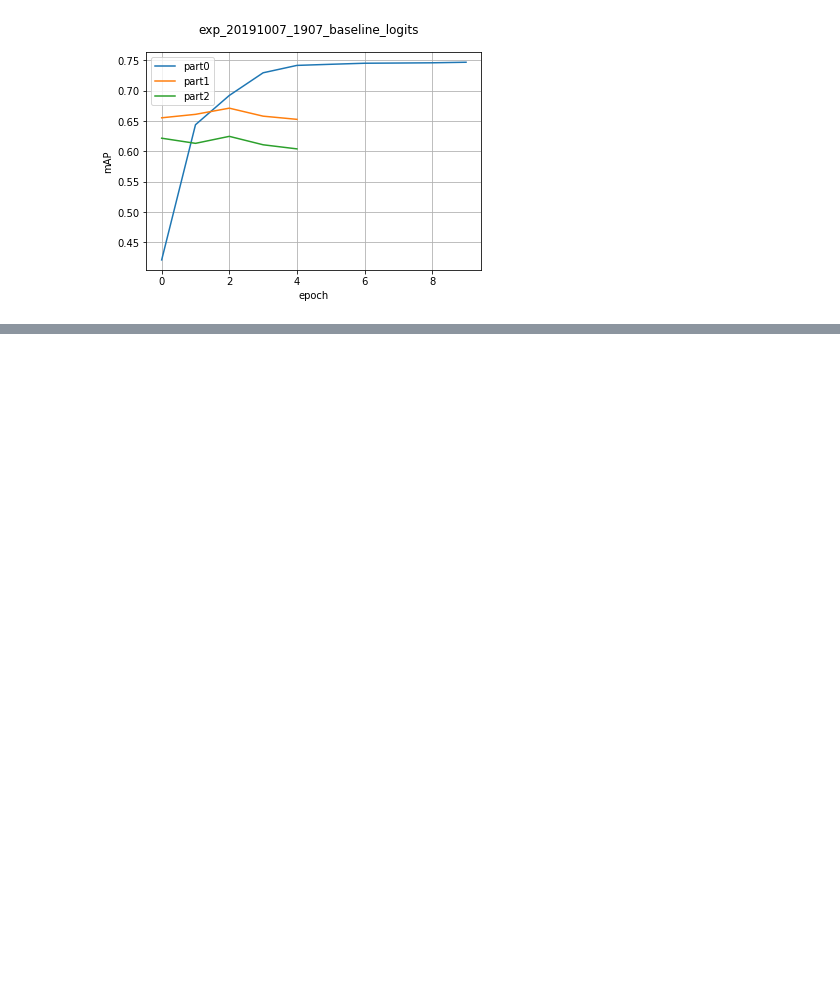
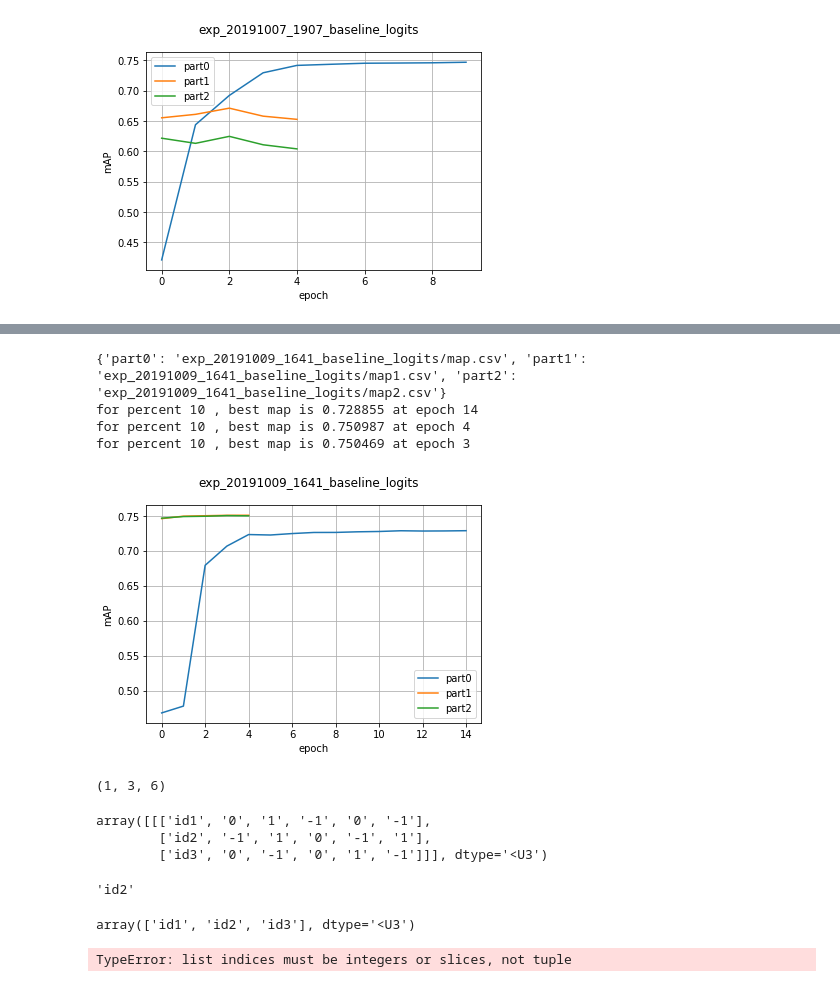
Before and after one commit to lcalem/partial-labels, a Jupyter notebook: experiments/notebooks/eval.ipynb, the cells around one changed output, grey strips where cells are left out. Saved outputs shown, nothing was run; the diff lists cells and outputs as text; code cells hidden in the pictures; blank space fills up the shorter version.

```diff
--- a/experiments/notebooks/eval.ipynb
+++ b/experiments/notebooks/eval.ipynb
@@ -590,0 +600,9 @@ for percent 10 , best map is 0.62467 at epoch 2
+# %%
+# fixed budget sans prior (+2.21)
+plot_exps('exp_20191009_1641_baseline_logits')
+# %% [output]
+{'part0': 'exp_20191009_1641_baseline_logits/map.csv', 'part1': 'exp_20191009_1641_baseline_logits/map1.csv', 'part2': 'exp_20191009_1641_baseline_logits/map2.csv'}
+for percent 10 , best map is 0.728855 at epoch 14
+for percent 10 , best map is 0.750987 at epoch 4
+for percent 10 , best map is 0.750469 at epoch 3
+[figure, added]
@@ -590,0 +615,21 @@ for percent 10 , best map is 0.62467 at epoch 2
+# %%
+print(x_batch.shape)
+x_batch
+# %% [output]
+(1, 3, 6)
+array([[['id1', '0', '1', '-1', '0', '-1'],
+        ['id2', '-1', '1', '0', '-1', '1'],
+        ['id3', '0', '-1', '0', '1', '-1']]], dtype='<U3')
+# %%
+x_batch[0][1][0]
+# %% [output]
+'id2'
+# %%
+x_batch[0,:,0]
+# %% [output]
+array(['id1', 'id2', 'id3'], dtype='<U3')
+# %%
+d = [0, 1, -1, 0, -1]
+d[(1, 2, 3)]
+# %% [output]
+TypeError: list indices must be integers or slices, not tuple
```
Also changed, not shown: parts of 27 cells of this notebook, 19 other files.
